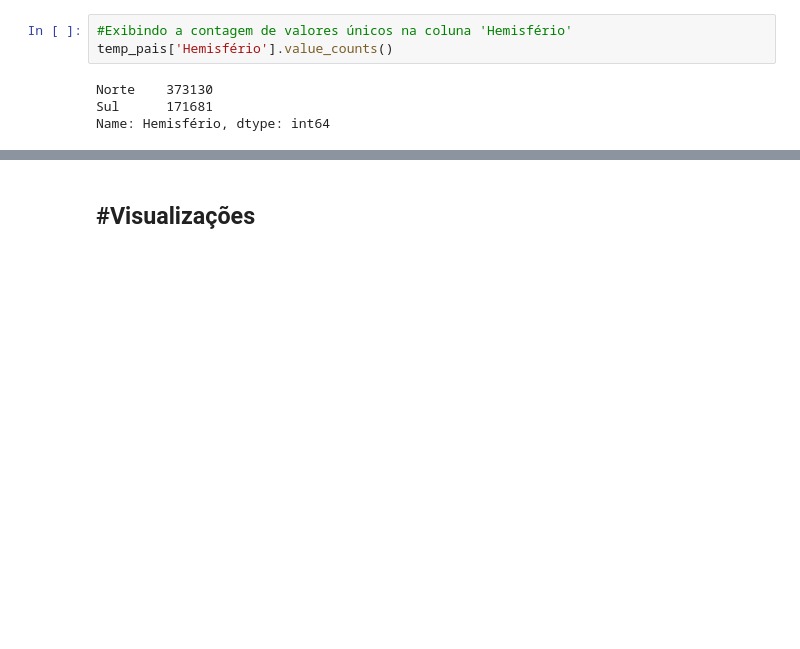
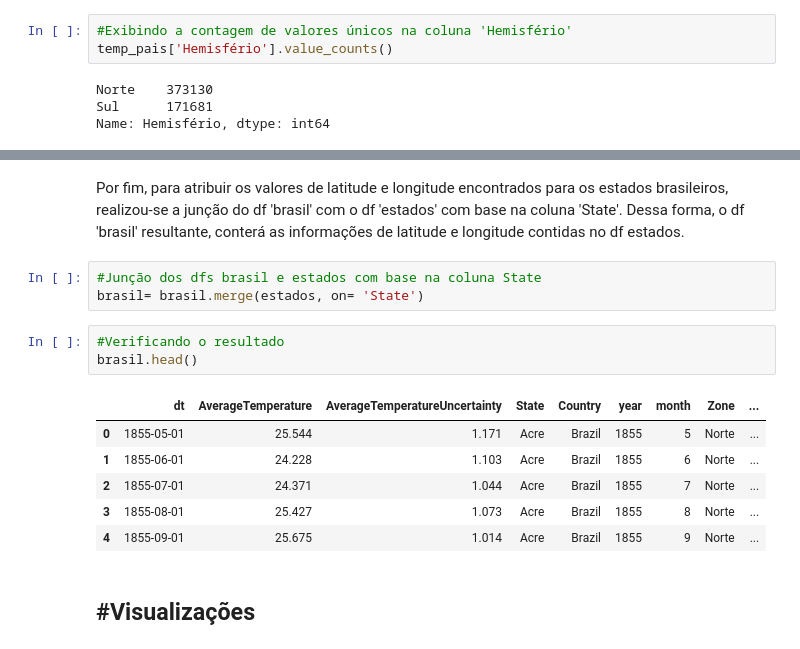
Before and after one commit to CarolineMNves/MVP_An-lise_de_dados, a Jupyter notebook: MVP_Análise_de_Dados_e_Boas_Práticas.ipynb, the cells around one changed output, grey strips where cells are left out. Saved outputs shown, nothing was run; the diff lists cells and outputs as text; blank space fills up the shorter version.

```diff
--- a/MVP_Análise_de_Dados_e_Boas_Práticas.ipynb
+++ b/MVP_Análise_de_Dados_e_Boas_Práticas.ipynb
@@ -644,3 +1035,18 @@ Name: Hemisfério, dtype: int64
+# %% [markdown]
+Por fim, para atribuir os valores de latitude e longitude encontrados para os estados brasileiros, realizou-se a junção do df 'brasil' com o df 'estados' com base na coluna 'State'. Dessa forma, o df 'brasil' resultante, conterá as informações de latitude e longitude contidas no df estados.
+# %%
+#Junção dos dfs brasil e estados com base na coluna State
+brasil= brasil.merge(estados, on= 'State')
+# %%
+#Verificando o resultado
+brasil.head()
+# %% [output]
+|  | dt | AverageTemperature | AverageTemperatureUncertainty | State | Country | year | month | Zone | ... |
+| 0 | 1855-05-01 | 25.544 | 1.171 | Acre | Brazil | 1855 | 5 | Norte | ... |
+| 1 | 1855-06-01 | 24.228 | 1.103 | Acre | Brazil | 1855 | 6 | Norte | ... |
+| 2 | 1855-07-01 | 24.371 | 1.044 | Acre | Brazil | 1855 | 7 | Norte | ... |
+| 3 | 1855-08-01 | 25.427 | 1.073 | Acre | Brazil | 1855 | 8 | Norte | ... |
+| 4 | 1855-09-01 | 25.675 | 1.014 | Acre | Brazil | 1855 | 9 | Norte | ... |
 # %% [markdown]
 #**Visualizações**
 ---
```
Also changed, not shown: parts of 82 cells of this notebook.
